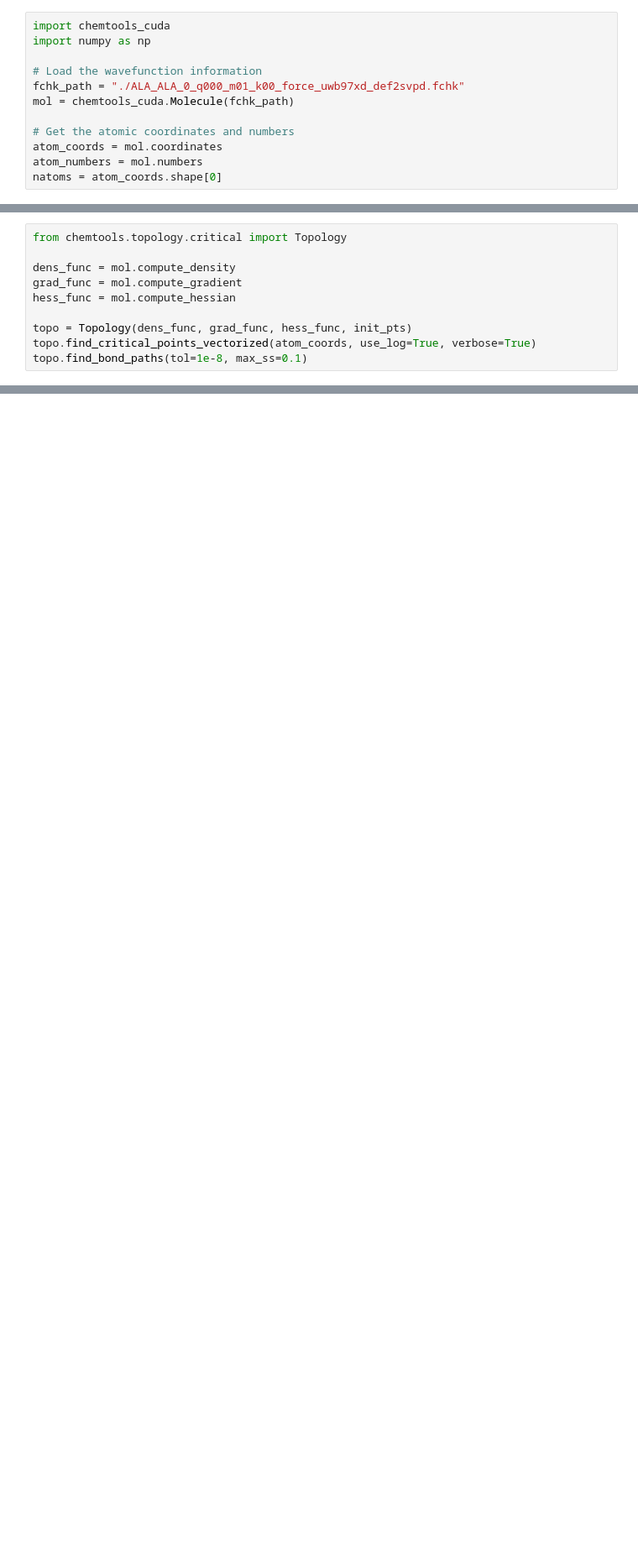
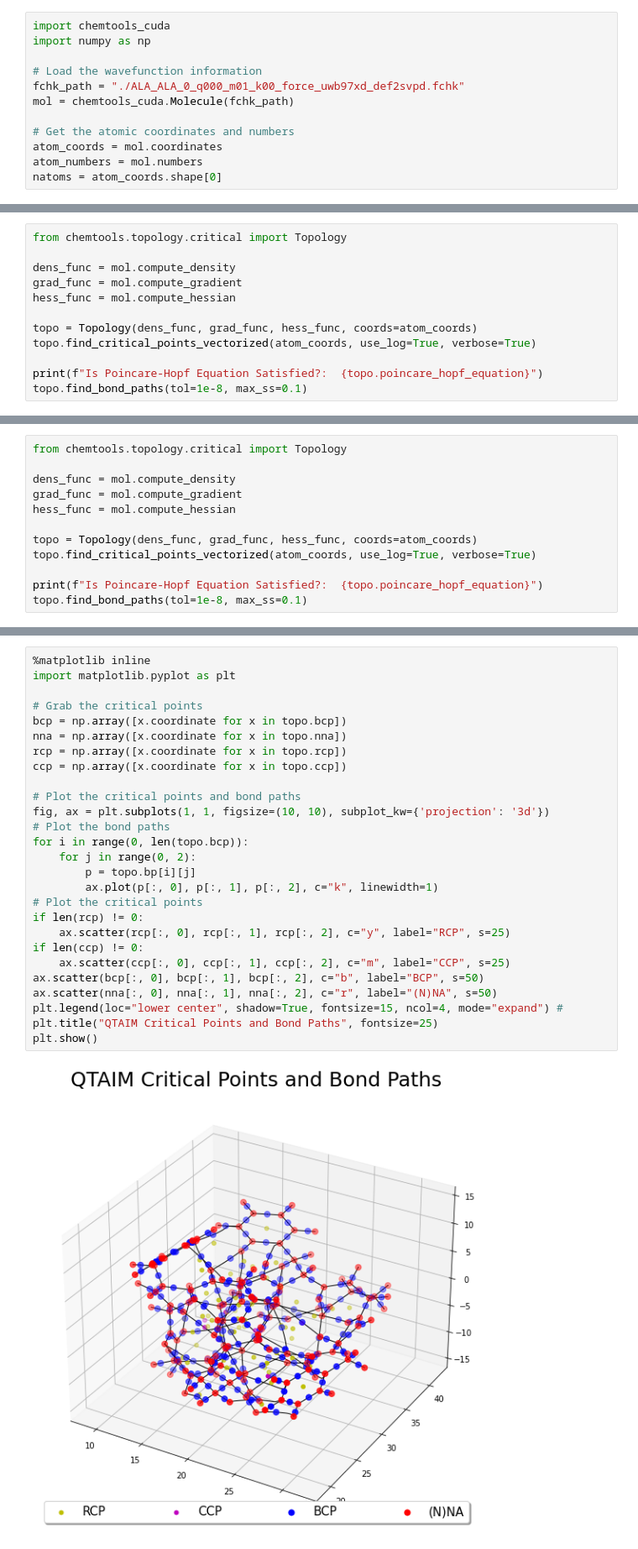
Before and after one commit to theochem/cuGBasis, a Jupyter notebook: critical_points.ipynb, the cells around one changed output, grey strips where cells are left out. Shown: that part at 84% size. Cells and saved outputs as stored; diff of their text form; blank space fills up the shorter version.

```diff
--- a/critical_points.ipynb
+++ b/critical_points.ipynb
@@ -59,8 +27,10 @@ dens_func = mol.compute_density
 grad_func = mol.compute_gradient
 hess_func = mol.compute_hessian
 
-topo = Topology(dens_func, grad_func, hess_func, init_pts)
+topo = Topology(dens_func, grad_func, hess_func, coords=atom_coords)
 topo.find_critical_points_vectorized(atom_coords, use_log=True, verbose=True)
+
+print(f"Is Poincare-Hopf Equation Satisfied?:  {topo.poincare_hopf_equation}")
 topo.find_bond_paths(tol=1e-8, max_ss=0.1)
 # %% [output]
 Start Critical Points Finding.
@@ -111,0 +126,12 @@ plt.show()
+# %%
+from chemtools.topology.critical import Topology
+
+dens_func = mol.compute_density
+grad_func = mol.compute_gradient
+hess_func = mol.compute_hessian
+
+topo = Topology(dens_func, grad_func, hess_func, coords=atom_coords)
+topo.find_critical_points_vectorized(atom_coords, use_log=True, verbose=True)
+
+print(f"Is Poincare-Hopf Equation Satisfied?:  {topo.poincare_hopf_equation}")
+topo.find_bond_paths(tol=1e-8, max_ss=0.1)
@@ -111,0 +156,29 @@ plt.show()
+# %%
+%matplotlib inline
+import matplotlib.pyplot as plt
+
+# Grab the critical points
+bcp = np.array([x.coordinate for x in topo.bcp])
+nna = np.array([x.coordinate for x in topo.nna])
+rcp = np.array([x.coordinate for x in topo.rcp])
+ccp = np.array([x.coordinate for x in topo.ccp])
+
+# Plot the critical points and bond paths
+fig, ax = plt.subplots(1, 1, figsize=(10, 10), subplot_kw={'projection': '3d'})
+# Plot the bond paths
+for i in range(0, len(topo.bcp)):
+    for j in range(0, 2):
+        p = topo.bp[i][j]
+        ax.plot(p[:, 0], p[:, 1], p[:, 2], c="k", linewidth=1)
+# Plot the critical points
+if len(rcp) != 0:
+    ax.scatter(rcp[:, 0], rcp[:, 1], rcp[:, 2], c="y", label="RCP", s=25)
+if len(ccp) != 0:
+    ax.scatter(ccp[:, 0], ccp[:, 1], ccp[:, 2], c="m", label="CCP", s=25)
+ax.scatter(bcp[:, 0], bcp[:, 1], bcp[:, 2], c="b", label="BCP", s=50)
+ax.scatter(nna[:, 0], nna[:, 1], nna[:, 2], c="r", label="(N)NA", s=50)
+plt.legend(loc="lower center", shadow=True, fontsize=15, ncol=4, mode="expand") #
+plt.title("QTAIM Critical Points and Bond Paths", fontsize=25)
+plt.show()
+# %% [output]
+[figure, added]
```
Also changed, not shown: parts of 11 cells of this notebook, 26 other files.
